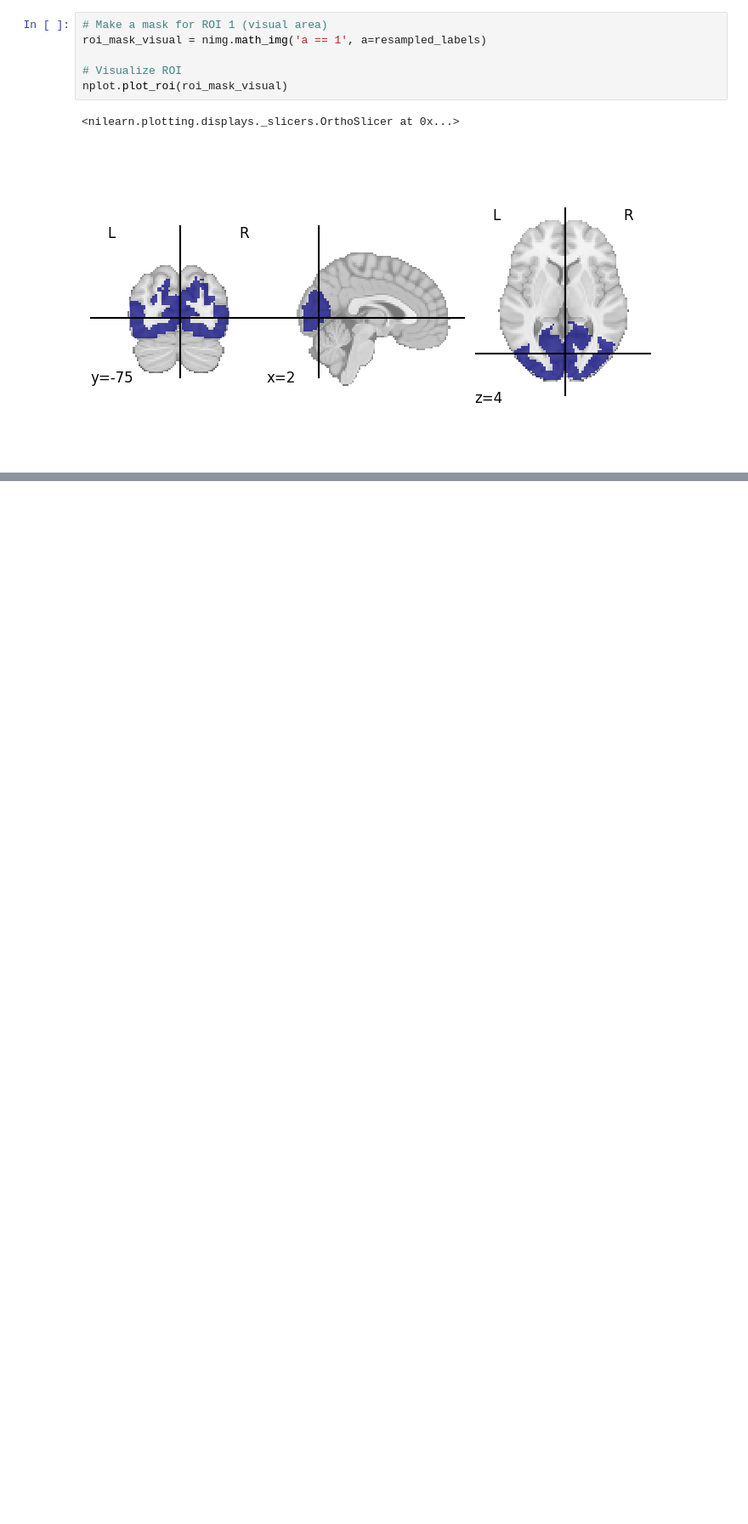
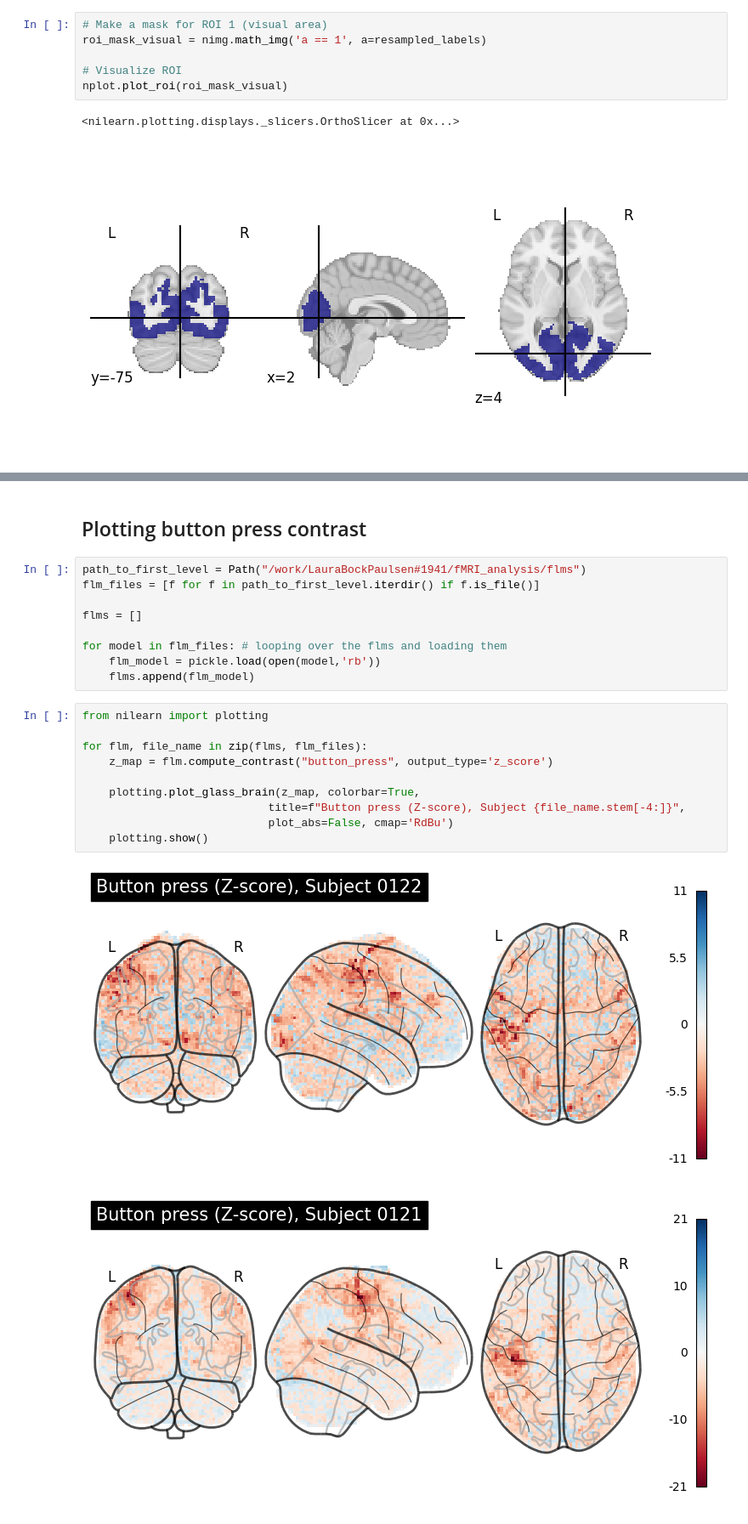
Before and after one commit to laurabpaulsen/fMRI_analysis, a Jupyter notebook: sanity_checks.ipynb, the cells around one changed output, grey strips where cells are left out. Shown at 85% size. Cells and saved outputs as stored; diff of their text form; blank space fills up the shorter version.

```diff
--- a/sanity_checks.ipynb
+++ b/sanity_checks.ipynb
@@ -102,0 +123,24 @@ plt.plot(X_visual)
+# %% [markdown]
+## Plotting button press contrast
+# %%
+path_to_first_level = Path("/work/LauraBockPaulsen#1941/fMRI_analysis/flms")
+flm_files = [f for f in path_to_first_level.iterdir() if f.is_file()]
+
+flms = []
+
+for model in flm_files: # looping over the flms and loading them
+    flm_model = pickle.load(open(model,'rb'))
+    flms.append(flm_model)
+# %%
+from nilearn import plotting
+
+for flm, file_name in zip(flms, flm_files):
+    z_map = flm.compute_contrast("button_press", output_type='z_score')
+
+    plotting.plot_glass_brain(z_map, colorbar=True,
+                            title=f"Button press (Z-score), Subject {file_name.stem[-4:]}",
+                            plot_abs=False, cmap='RdBu')
+    plotting.show()
+# %% [output]
+[figure, added]
+[figure, added]
```
Also changed, not shown: parts of 5 cells of this notebook.
